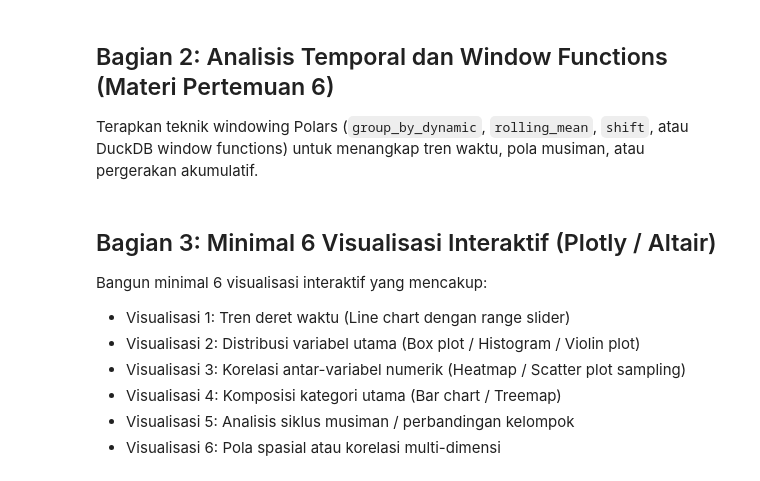
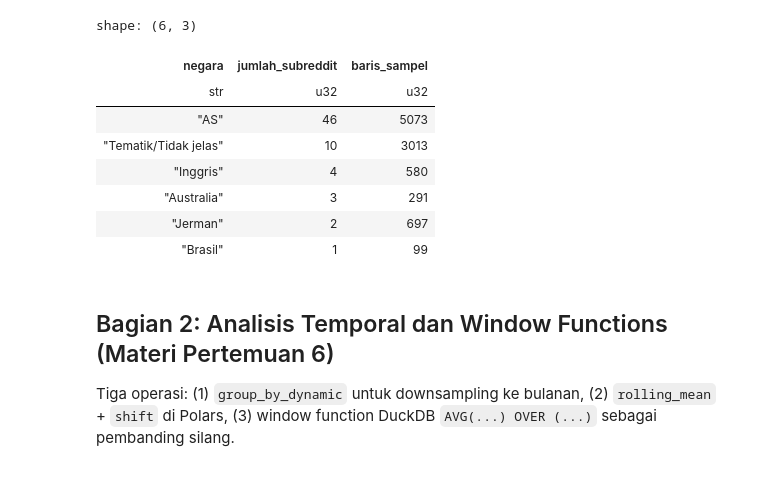
Before and after one commit to MipowGITHUB/tugas1-abd-2026, a Jupyter notebook: notebooks/03_eda_and_insights.ipynb, the cells around one changed output. Drawn from its saved outputs; the diff is of its cells as text; code cells hidden in the pictures.

```diff
--- a/notebooks/03_eda_and_insights.ipynb
+++ b/notebooks/03_eda_and_insights.ipynb
@@ -31,5 +70,50 @@ import plotly.graph_objects as go
+# %%
+# suffix source -> (lat, lon, negara)
+LOKASI = {
+    "anchorage": (61.22, -149.90, "AS"), "atlanta": (33.75, -84.39, "AS"), "austin": (30.27, -97.74, "AS"),
+    "baltimore": (39.29, -76.61, "AS"), "brighton": (50.82, -0.14, "Inggris"), "chicago": (41.88, -87.63, "AS"),
+    "columbus": (39.96, -83.00, "AS"), "coronabr": (-14.24, -51.93, "Brasil"),
+    "coronavirusaustralia": (-25.27, 133.78, "Australia"), "coronaviruscolorado": (39.0, -105.5, "AS"),
+    "coronavirusga": (32.7, -83.4, "AS"), "coronavirusmichigan": (44.3, -85.6, "AS"),
+    "coronaviruspa": (41.0, -77.8, "AS"), "coronavirusuk": (54.0, -2.0, "Inggris"),
+    "coronavirusus": (39.8, -98.6, "AS"), "coronaviruswa": (47.4, -120.7, "AS"),
+    "dallas": (32.78, -96.80, "AS"), "de": (51.17, 10.45, "Jerman"), "delaware": (39.0, -75.5, "AS"),
+    "denver": (39.74, -104.99, "AS"), "desmoines": (41.59, -93.62, "AS"), "detroit": (42.33, -83.05, "AS"),
+    "fargo": (46.88, -96.79, "AS"), "georgia": (32.7, -83.4, "AS"), "germany": (51.17, 10.45, "Jerman"),
+    "hawaii": (20.8, -156.3, "AS"), "houston": (29.76, -95.37, "AS"), "indiana": (40.0, -86.1, "AS"),
+    "indianapolis": (39.77, -86.16, "AS"), "jerseycity": (40.73, -74.07, "AS"), "kansascity": (39.10, -94.58, "AS"),
+    "kentucky": (37.5, -85.3, "AS"), "lockdownskepticismau": (-25.27, 133.78, "Australia"),
+    "london": (51.51, -0.13, "Inggris"), "losangeles": (34.05, -118.24, "AS"), "maryland": (39.0, -76.8, "AS"),
+    "memphis": (35.15, -90.05, "AS"), "nashville": (36.16, -86.78, "AS"), "neworleans": (29.95, -90.07, "AS"),
+    "newhampshire": (43.7, -71.6, "AS"), "northdakota": (47.5, -100.5, "AS"),
+    "northernireland": (54.6, -6.9, "Inggris"), "oklahoma": (35.5, -97.5, "AS"),
+    "orangecounty": (33.7, -117.8, "AS"), "pennsylvania": (41.0, -77.8, "AS"), "perth": (-31.95, 115.86, "Australia"),
+    "philadelphia": (39.95, -75.17, "AS"), "portland": (45.52, -122.68, "AS"), "sacramento": (38.58, -121.49, "AS"),
+    "saltlakecity": (40.76, -111.89, "AS"), "sandiego": (32.72, -117.16, "AS"), "sanfrancisco": (37.77, -122.42, "AS"),
+    "seattle": (47.61, -122.33, "AS"), "stlouis": (38.63, -90.20, "AS"), "washingtondc": (38.9, -77.04, "AS"),
+    "wisconsin": (44.5, -89.5, "AS"),
+}
+lokasi_df = pl.DataFrame(
+    [(f"reddit_{k}", *v) for k, v in LOKASI.items()],
+    schema=["source", "lat", "lon", "negara"], orient="row",
+)
+df = df.join(lokasi_df, on="source", how="left").with_columns(
+    pl.col("negara").fill_null("Tematik/Tidak jelas"),
+    pl.col("source").str.replace("^reddit_", "").alias("subreddit_nama"),
+)
+df.group_by("negara").agg(pl.col("source").n_unique().alias("jumlah_subreddit"), pl.len().alias("baris_sampel")).sort("jumlah_subreddit", descending=True)
+# %% [output]
+shape: (6, 3)
+| negara | jumlah_subreddit | baris_sampel |
+| str | u32 | u32 |
+| "AS" | 46 | 5073 |
+| "Tematik/Tidak jelas" | 10 | 3013 |
+| "Inggris" | 4 | 580 |
+| "Australia" | 3 | 291 |
+| "Jerman" | 2 | 697 |
+| "Brasil" | 1 | 99 |
 # %% [markdown]
 ## Bagian 2: Analisis Temporal dan Window Functions (Materi Pertemuan 6)
 
-Terapkan teknik windowing Polars (`group_by_dynamic`, `rolling_mean`, `shift`, atau DuckDB window functions)
-untuk menangkap tren waktu, pola musiman, atau pergerakan akumulatif.
+Tiga operasi: (1) `group_by_dynamic` untuk downsampling ke bulanan, (2) `rolling_mean` + `shift` di Polars,
+(3) window function DuckDB `AVG(...) OVER (...)` sebagai pembanding silang.
@@ -43,10 +119,0 @@ untuk menangkap tren waktu, pola musiman, atau pergerakan akumulatif.
-# %% [markdown]
-## Bagian 3: Minimal 6 Visualisasi Interaktif (Plotly / Altair)
-
-Bangun minimal 6 visualisasi interaktif yang mencakup:
-- Visualisasi 1: Tren deret waktu (Line chart dengan range slider)
-- Visualisasi 2: Distribusi variabel utama (Box plot / Histogram / Violin plot)
-- Visualisasi 3: Korelasi antar-variabel numerik (Heatmap / Scatter plot sampling)
-- Visualisasi 4: Komposisi kategori utama (Bar chart / Treemap)
-- Visualisasi 5: Analisis siklus musiman / perbandingan kelompok
-- Visualisasi 6: Pola spasial atau korelasi multi-dimensi
```
Also changed, not shown: parts of 26 cells of this notebook, 5 other files.
